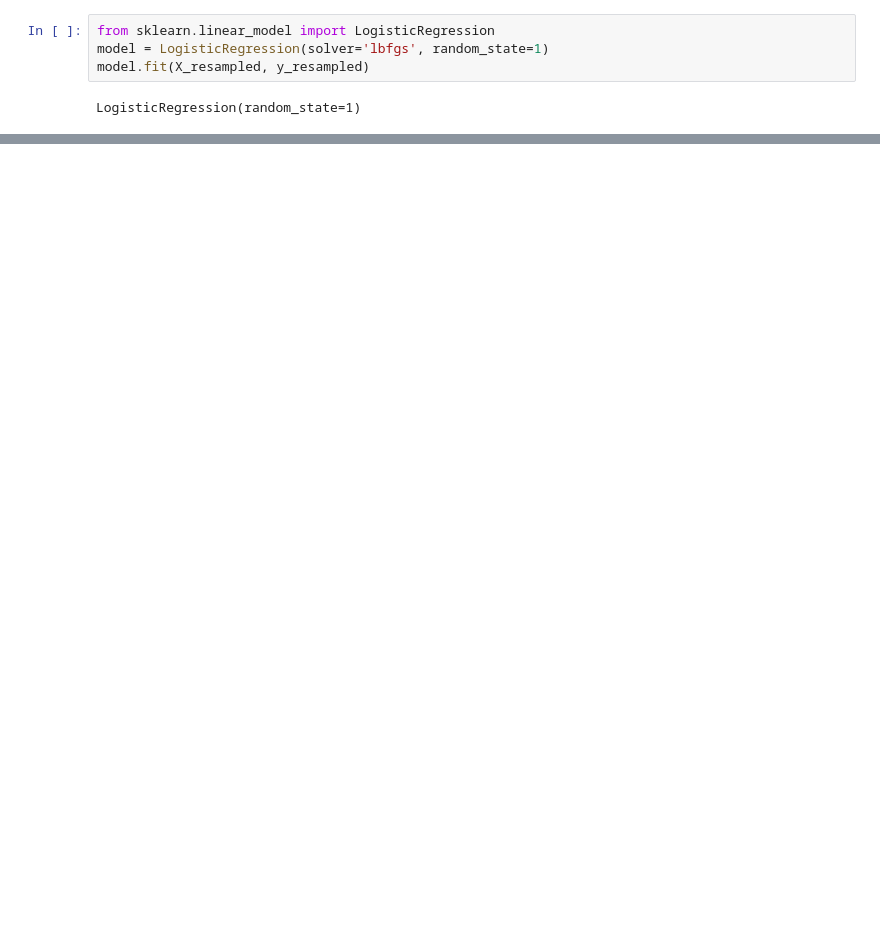
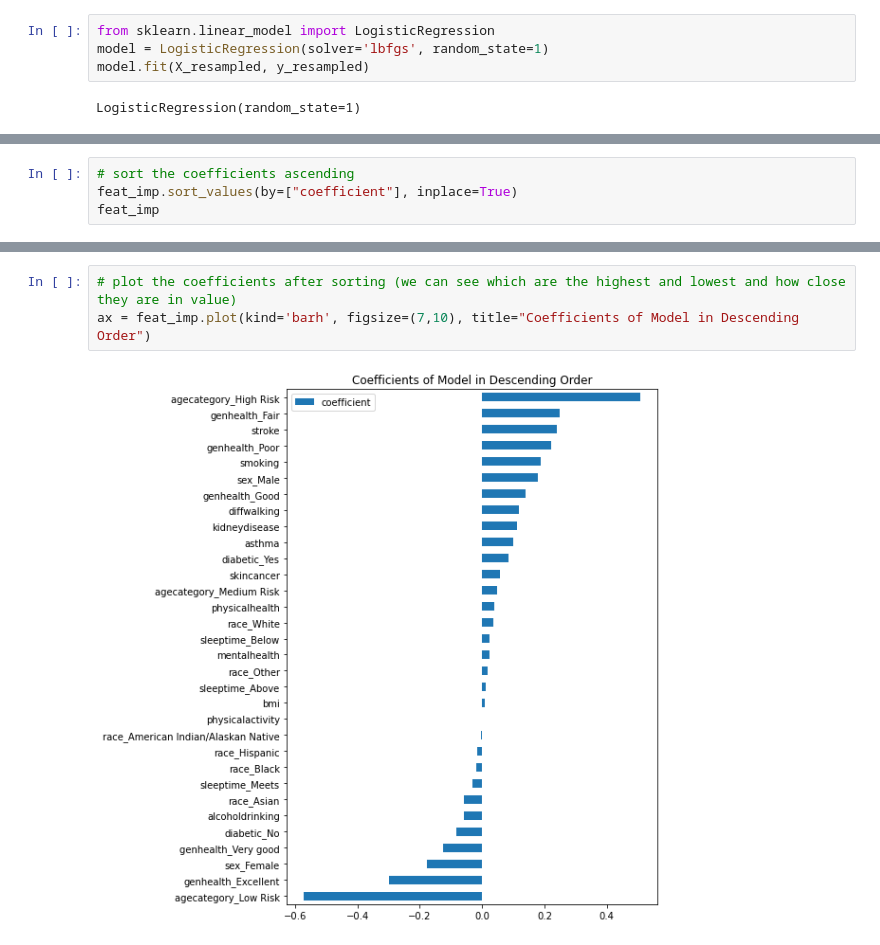
Before and after one commit to saramcel/Group5_Final_Project, a Jupyter notebook: Team_5_Sup_ML_undersampling.ipynb, the cells around one changed output, grey strips where cells are left out. Cells and saved outputs as stored; diff of their text form; blank space fills up the shorter version.

```diff
--- a/Team_5_Sup_ML_undersampling.ipynb
+++ b/Team_5_Sup_ML_undersampling.ipynb
@@ -214,0 +248,4 @@ avg / total       0.91      0.75      0.76      0.80      0.75      0.56     639
+# %%
+# sort the coefficients ascending
+feat_imp.sort_values(by=["coefficient"], inplace=True)
+feat_imp
@@ -214,0 +270,5 @@ avg / total       0.91      0.75      0.76      0.80      0.75      0.56     639
+# %%
+# plot the coefficients after sorting (we can see which are the highest and lowest and how close they are in value)
+ax = feat_imp.plot(kind='barh', figsize=(7,10), title="Coefficients of Model in Descending Order")
+# %% [output]
+[figure, added]
```
Also changed, not shown: parts of 9 cells of this notebook.
